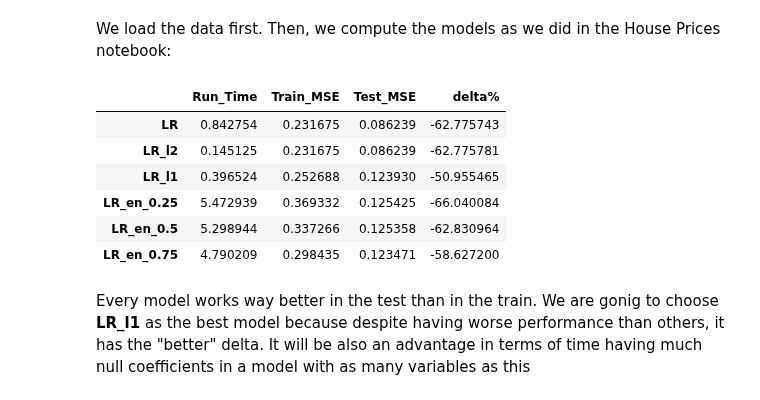
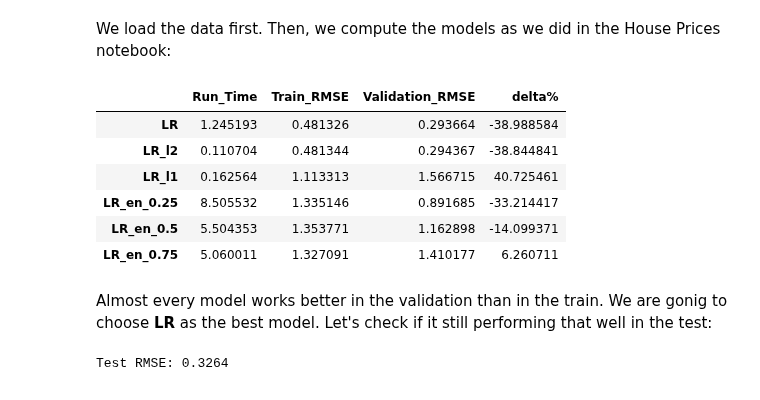
Before and after one commit to mgp165/TFG, a Jupyter notebook: notebooks/models/electricity_transformer/linear_regression.ipynb, the cells around one changed output. Drawn from its saved outputs; the diff is of its cells as text; code cells hidden in the pictures.

```diff
--- a/notebooks/models/electricity_transformer/linear_regression.ipynb
+++ b/notebooks/models/electricity_transformer/linear_regression.ipynb
@@ -23,2 +29,12 @@ X_test = test.drop(columns=['date', 'OT_next'])
+# %%
+scaler = StandardScaler().fit(X_train, y_train)
+# %%
+X_train_scaled = scaler.transform(X_train)
+X_validation_scaled = scaler.transform(X_validation)
 # %%
 lr = LinearRegression()
+lr_l2 = Ridge()
+lr_l1 = Lasso()
+lr_en1 = ElasticNet(l1_ratio=0.25)
+lr_en2 = ElasticNet(l1_ratio=0.5)
+lr_en3 = ElasticNet(l1_ratio=0.75)
@@ -29,20 +41,16 @@ lr_l1 = Lasso()
-# %%
-lr_en1 = ElasticNet(l1_ratio=0.25)
-lr_en2 = ElasticNet()
-lr_en3 = ElasticNet(l1_ratio=0.75)
 # %%
 models_list = [lr, lr_l2, lr_l1, lr_en1, lr_en2 , lr_en3]
 names_list = ['LR', 'LR_l2', 'LR_l1', 'LR_en_0.25', 'LR_en_0.5', 'LR_en_0.75']
 # %%
-metrics = regression(models_list, names_list, '../../../data/metrics/electricity_transformer/linear_regression.parquet', X_train, y_train, X_test, y_test)
+metrics = regression(models_list, names_list, '../../../data/metrics/electricity_transformer/linear_regression.csv', X_train_scaled, y_train, X_validation_scaled, y_validation)
 metrics
 # %% [output]
-|  | Run_Time | Train_MSE | Test_MSE | delta% |
-| LR | 0.842754 | 0.231675 | 0.086239 | -62.775743 |
-| LR_l2 | 0.145125 | 0.231675 | 0.086239 | -62.775781 |
-| LR_l1 | 0.396524 | 0.252688 | 0.123930 | -50.955465 |
-| LR_en_0.25 | 5.472939 | 0.369332 | 0.125425 | -66.040084 |
-| LR_en_0.5 | 5.298944 | 0.337266 | 0.125358 | -62.830964 |
-| LR_en_0.75 | 4.790209 | 0.298435 | 0.123471 | -58.627200 |
+|  | Run_Time | Train_RMSE | Validation_RMSE | delta% |
+| LR | 1.245193 | 0.481326 | 0.293664 | -38.988584 |
+| LR_l2 | 0.110704 | 0.481344 | 0.294367 | -38.844841 |
+| LR_l1 | 0.162564 | 1.113313 | 1.566715 | 40.725461 |
+| LR_en_0.25 | 8.505532 | 1.335146 | 0.891685 | -33.214417 |
+| LR_en_0.5 | 5.504353 | 1.353771 | 1.162898 | -14.099371 |
+| LR_en_0.75 | 5.060011 | 1.327091 | 1.410177 | 6.260711 |
 # %% [markdown]
-Every model works way better in the test than in the train. We are gonig to choose **LR_l1** as the best model because despite having worse performance than others, it has the "better" delta. It will be also an advantage in terms of time having much null coefficients in a model with as many variables as this
+Almost every model works  better in the validation than in the train. We are gonig to choose **LR** as the best model. Let's check if it still performing that well in the test:
@@ -48,0 +74,6 @@ Every model works way better in the test than in the train. We are gonig to choo
+# %%
+test_pred = model.predict(X_test_scaled)
+rmse = root_mean_squared_error(y_test, test_pred)
+print('Test RMSE:', round(rmse, 4))
+# %% [output]
+Test RMSE: 0.3264
```
Also changed, not shown: parts of 19 cells of this notebook, 1 other file.
